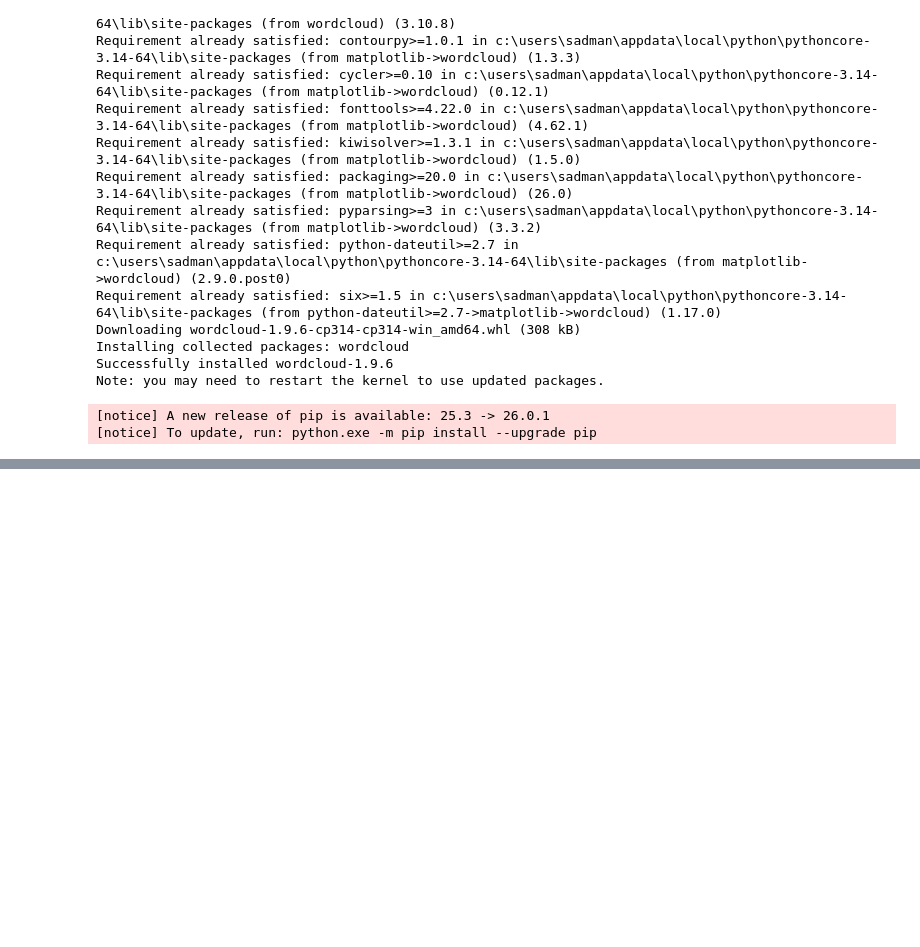
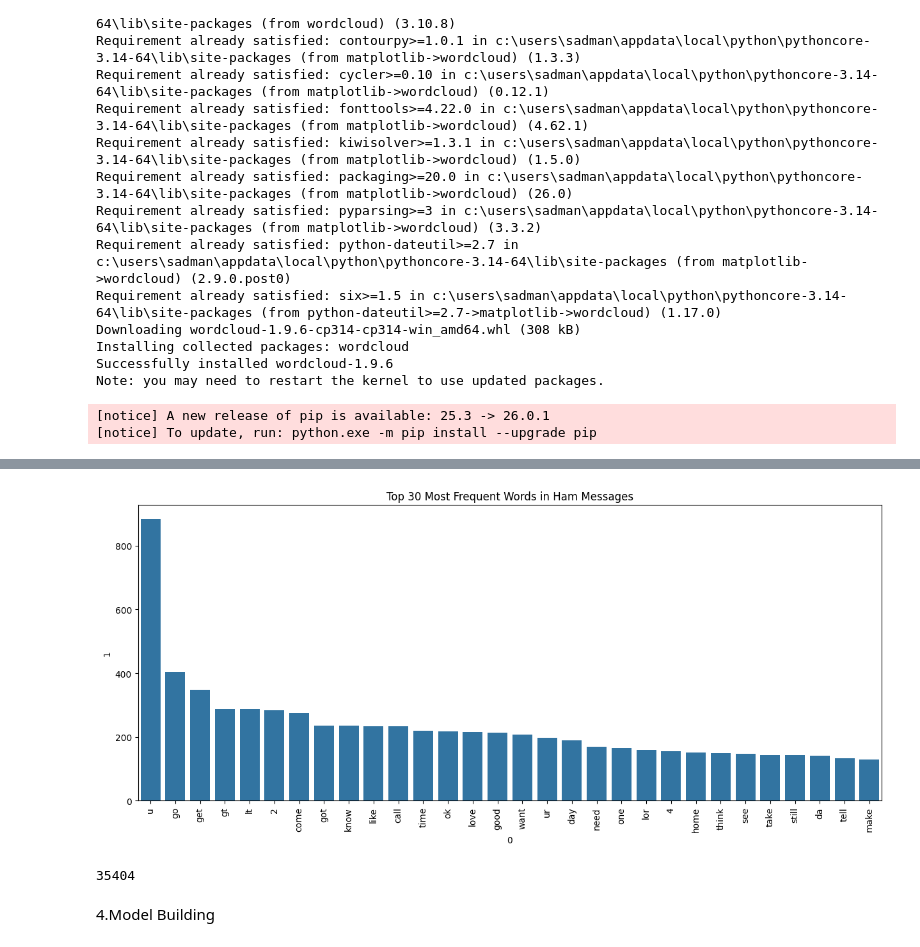
Before and after one commit to Kazi-Sadman/sms_spam_classifier, a Jupyter notebook: sms_spam_ditection.ipynb, the cells around one changed output, grey strips where cells are left out. Saved outputs shown, nothing was run; the diff lists cells and outputs as text; code cells hidden in the pictures; blank space fills up the shorter version.

```diff
--- a/sms_spam_ditection.ipynb
+++ b/sms_spam_ditection.ipynb
@@ -488,0 +546,32 @@ wc = WordCloud(width=50, height=50, min_font_size=10, background_color='white')
+# %%
+#Top 30 most common words in ham messages
+# see top 30 words in ham messages and spam messages using countplot
+# ১. হ্যাম মেসেজের সব শব্দগুলো একটি লিস্টে (ham_corpus) জমা করা
+ham_corpus = []
+for msg in df[df['target'] == 0]['transformed_text'].tolist():
+    for word in msg.split():
+        ham_corpus.append(word)
+
+# ২. সবচেয়ে বেশি আসা ৩০টি শব্দ নিয়ে ডেটাফ্রেম তৈরি করা
+from collections import Counter
+most_common_ham = pd.DataFrame(Counter(ham_corpus).most_common(30))
+
+# ৩. বার-প্লট তৈরি করা
+import seaborn as sns
+import matplotlib.pyplot as plt
+
+plt.figure(figsize=(15,6))
+sns.barplot(x=most_common_ham[0], y=most_common_ham[1])
+
+# ৪. এক্স-অক্ষের লেখাগুলো ভার্টিক্যাল করে দেওয়া
+plt.xticks(rotation='vertical')
+plt.title('Top 30 Most Frequent Words in Ham Messages')
+plt.show()
+# %% [output]
+[figure, added]
+# %%
+len(ham_corpus)
+# %% [output]
+35404
+# %% [markdown]
+4.Model Building
```
Also changed, not shown: parts of 7 cells of this notebook.
